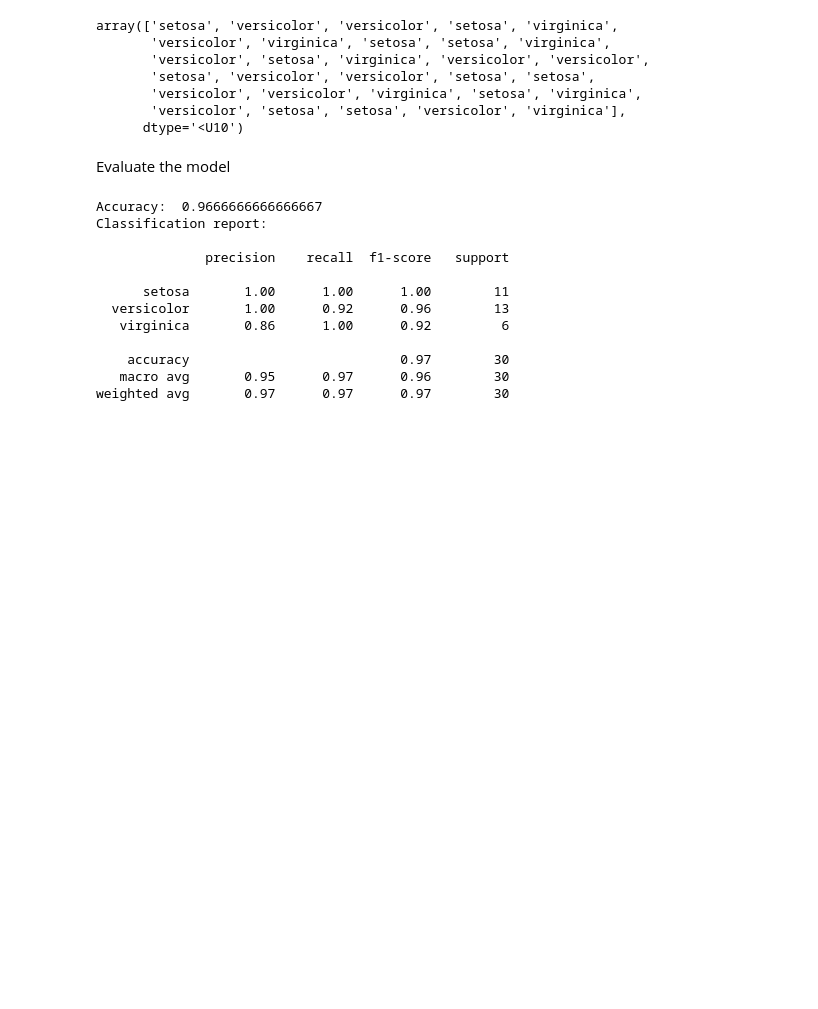
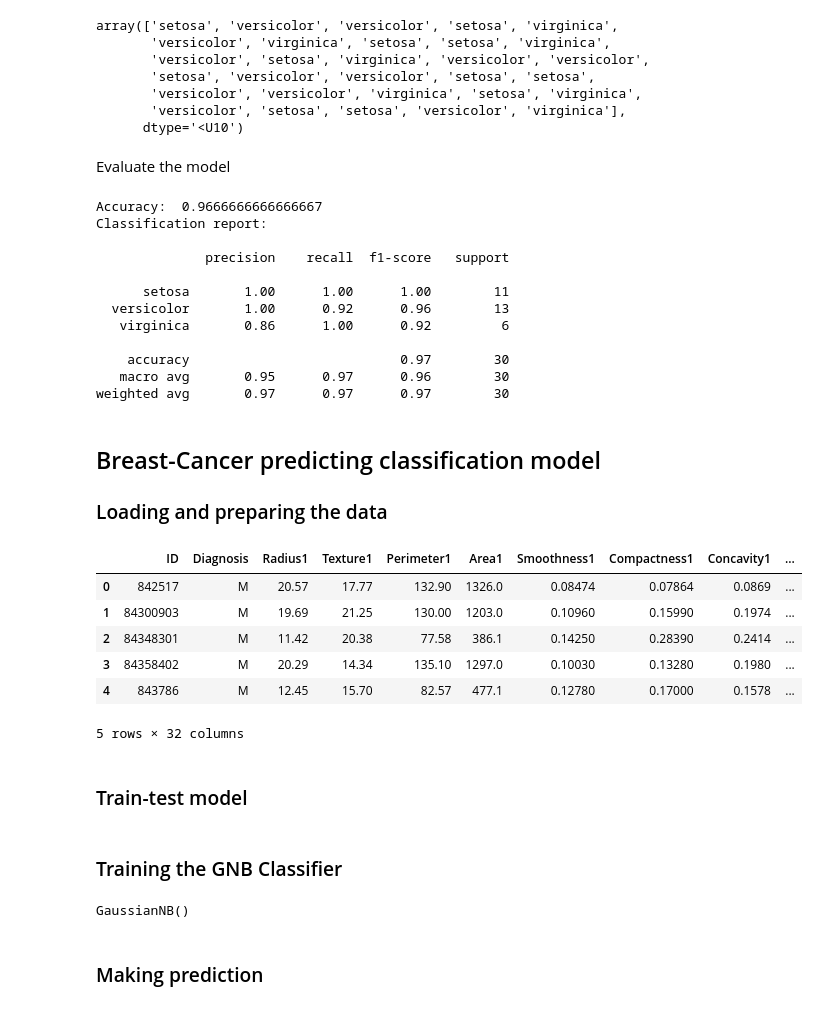
Before and after one commit to UjjwalKarkeyy/Python_Programming, a Jupyter notebook: Week-6_python.ipynb, the cells around one changed output. Cells and saved outputs as stored; diff of their text form; code cells hidden in the pictures; blank space fills up the shorter version.

Commit message:
breast-cancer-prediction_classification_model-added

```diff
--- a/Week-6_python.ipynb
+++ b/Week-6_python.ipynb
@@ -79,3 +79,28 @@ Classification report:
     accuracy                           0.97        30
    macro avg       0.95      0.97      0.96        30
 weighted avg       0.97      0.97      0.97        30
+# %% [markdown]
+## Breast-Cancer predicting classification model
+### Loading and preparing the data
+# %%
+from IPython.display import display
+import pandas as pd
+
+data = pd.read_csv('./BreastCancer/wdbc.data')
+data.columns = ['ID','Diagnosis','Radius1','Texture1','Perimeter1','Area1','Smoothness1','Compactness1','Concavity1'
+                ,'Concave_points1','Symmetry1','Fractal_dimension1','Radius2','Texture2'
+                ,'Perimeter2','Area2','Smoothness2','Compactness2','Concavity2'
+                ,'Concave_points2','Symmetry2','Fractal_dimension2','Radius3','Texture2'
+                ,'Perimeter3','Area3','Smoothness3','Compactness3','Concavity3'
+                ,'Concave_points3','Symmetry3','Fractal_dimension3']
+data.head()
+# %% [output]
+|  | ID | Diagnosis | Radius1 | Texture1 | Perimeter1 | Area1 | Smoothness1 | Compactness1 | Concavity1 | ... |
+| 0 | 842517 | M | 20.57 | 17.77 | 132.90 | 1326.0 | 0.08474 | 0.07864 | 0.0869 | ... |
+| 1 | 84300903 | M | 19.69 | 21.25 | 130.00 | 1203.0 | 0.10960 | 0.15990 | 0.1974 | ... |
+| 2 | 84348301 | M | 11.42 | 20.38 | 77.58 | 386.1 | 0.14250 | 0.28390 | 0.2414 | ... |
+| 3 | 84358402 | M | 20.29 | 14.34 | 135.10 | 1297.0 | 0.10030 | 0.13280 | 0.1980 | ... |
+| 4 | 843786 | M | 12.45 | 15.70 | 82.57 | 477.1 | 0.12780 | 0.17000 | 0.1578 | ... |
+5 rows × 32 columns
+# %% [markdown]
+### Train-test model
@@ -81,0 +115,11 @@ weighted avg       0.97      0.97      0.97        30
+# %% [markdown]
+### Training the GNB Classifier
+# %%
+from sklearn.naive_bayes import GaussianNB
+
+gnb = GaussianNB()
+gnb.fit(x_train, y_train)
+# %% [output]
+GaussianNB()
+# %% [markdown]
+### Making prediction
```
Also changed, not shown: parts of 4 cells of this notebook, 8 other files.
